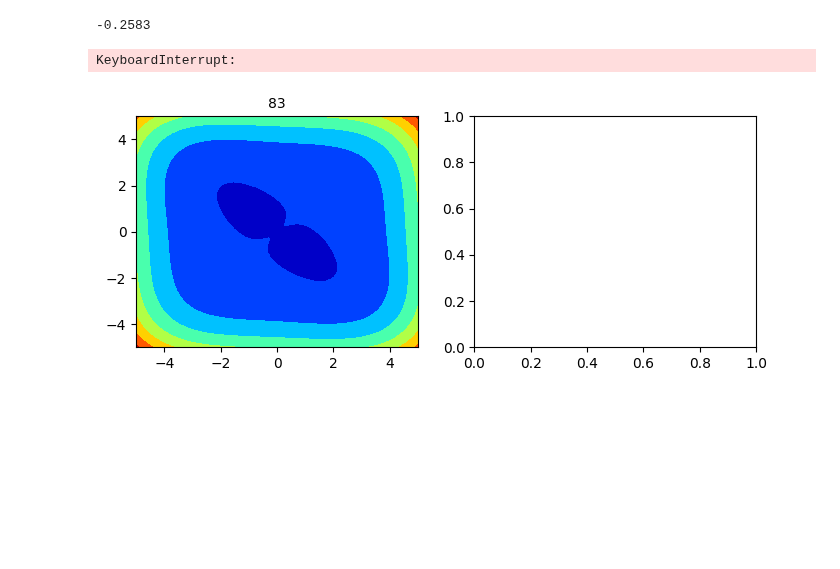
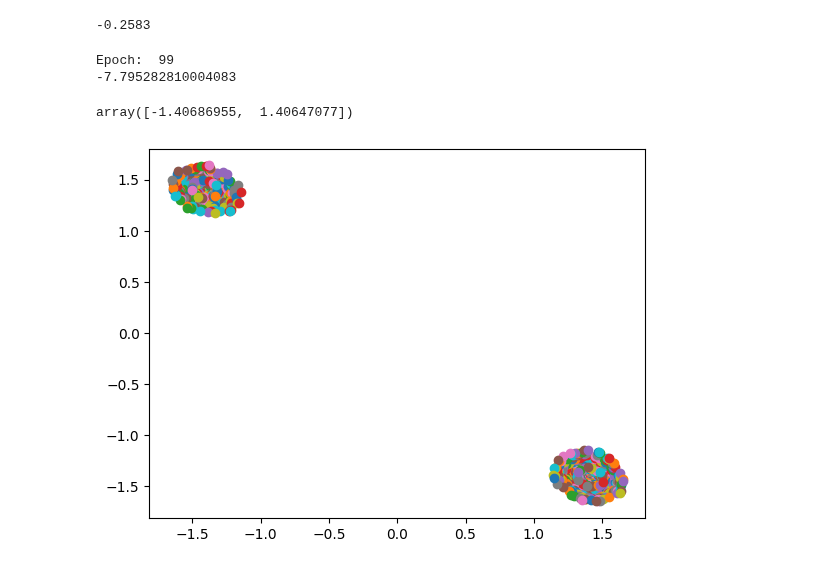
Before and after one commit to asegura4488/MetodosComputacionales1, a Jupyter notebook: ProyectoML/Genetico2D.ipynb, the cells around one changed output. Saved outputs shown, nothing was run; the diff lists cells and outputs as text; code cells hidden in the pictures; blank space fills up the shorter version.

```diff
--- a/ProyectoML/Genetico2D.ipynb
+++ b/ProyectoML/Genetico2D.ipynb
@@ -119,7 +124,16 @@ def Genetic(Robots, epochs = 200):
     plt.pause(0.001)
 # %%
-Robots = GetRobots(50)
+Robots = GetRobots(1000)
 Genetic(Robots)
 # %% [output]
-KeyboardInterrupt:
+Epoch:  99
+-7.795282810004083
-[figure, removed]
+# %%
+Robots[0].GetR()
+# %% [output]
+array([-1.40686955,  1.40647077])
+# %%
+for i, p in enumerate(Robots):
+  plt.scatter(p.GetR()[0],p.GetR()[1])
+# %% [output]
+[figure, added]
```
Also changed, not shown: parts of 1 cell of this notebook.
